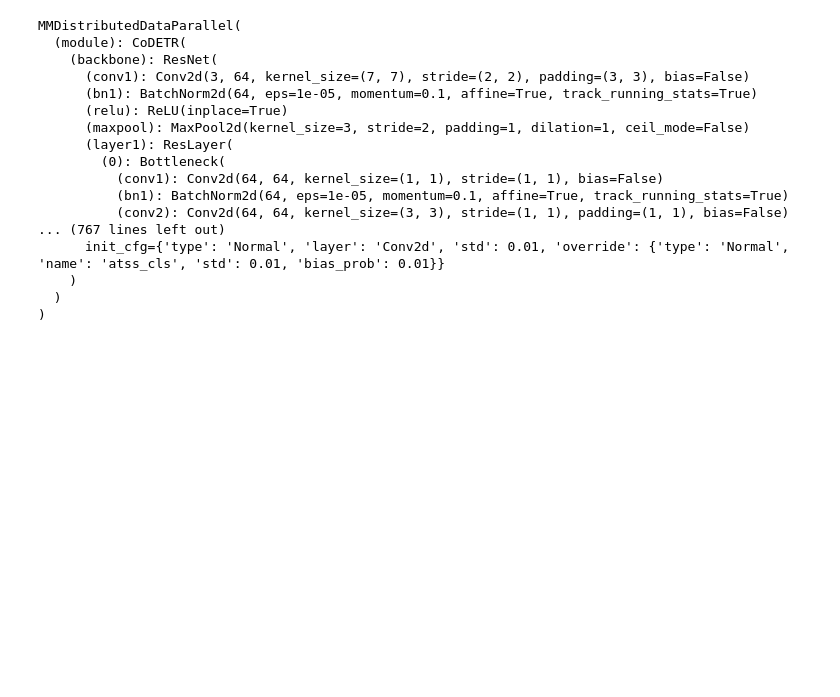
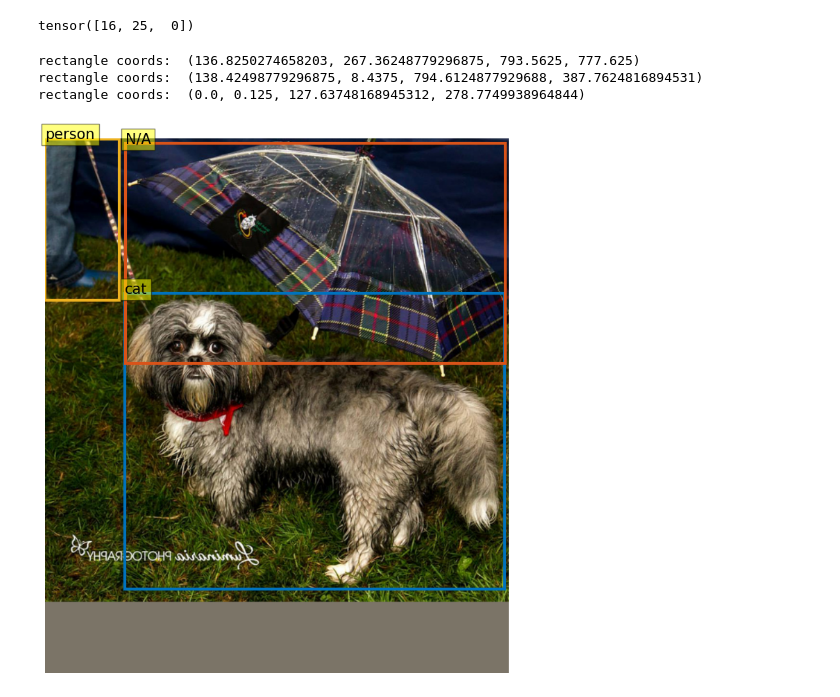
Before and after one commit to adensur/blog, a Jupyter notebook: computer_vision_zero_to_hero/28_CoDetr/sandbox.ipynb, the cells around one changed output. Cells and saved outputs as stored; diff of their text form; code cells hidden in the pictures; blank space fills up the shorter version.

Commit message:
fix class labels

```diff
--- a/computer_vision_zero_to_hero/28_CoDetr/sandbox.ipynb
+++ b/computer_vision_zero_to_hero/28_CoDetr/sandbox.ipynb
@@ -352,26 +349,17 @@ if distributed:
         find_unused_parameters=find_unused_parameters)
 else:
     model = build_dp(model, cfg.device, device_ids=cfg.gpu_ids)
-# %%
-model
-# %% [output]
-MMDistributedDataParallel(
-  (module): CoDETR(
-    (backbone): ResNet(
-      (conv1): Conv2d(3, 64, kernel_size=(7, 7), stride=(2, 2), padding=(3, 3), bias=False)
-      (bn1): BatchNorm2d(64, eps=1e-05, momentum=0.1, affine=True, track_running_stats=True)
-      (relu): ReLU(inplace=True)
-      (maxpool): MaxPool2d(kernel_size=3, stride=2, padding=1, dilation=1, ceil_mode=False)
-      (layer1): ResLayer(
-        (0): Bottleneck(
-          (conv1): Conv2d(64, 64, kernel_size=(1, 1), stride=(1, 1), bias=False)
-          (bn1): BatchNorm2d(64, eps=1e-05, momentum=0.1, affine=True, track_running_stats=True)
-          (conv2): Conv2d(64, 64, kernel_size=(3, 3), stride=(1, 1), padding=(1, 1), bias=False)
-... (767 lines left out)
-      init_cfg={'type': 'Normal', 'layer': 'Conv2d', 'std': 0.01, 'override': {'type': 'Normal', 'name': 'atss_cls', 'std': 0.01, 'bias_prob': 0.01}}
-    )
-  )
-)
+# %%
+samples["gt_labels"].data[0][0]
+# %% [output]
+tensor([16, 25,  0])
+# %%
+plot_results(samples["img"].data[0][0], samples["gt_labels"].data[0][0], samples["gt_bboxes"].data[0][0])
+# %% [output]
+rectangle coords:  (136.8250274658203, 267.36248779296875, 793.5625, 777.625)
+rectangle coords:  (138.42498779296875, 8.4375, 794.6124877929688, 387.7624816894531)
+rectangle coords:  (0.0, 0.125, 127.63748168945312, 278.7749938964844)
+[figure, added]
 # %%
 model(**samples)
 # %% [output]
```
Also changed, not shown: parts of 9 cells of this notebook.
